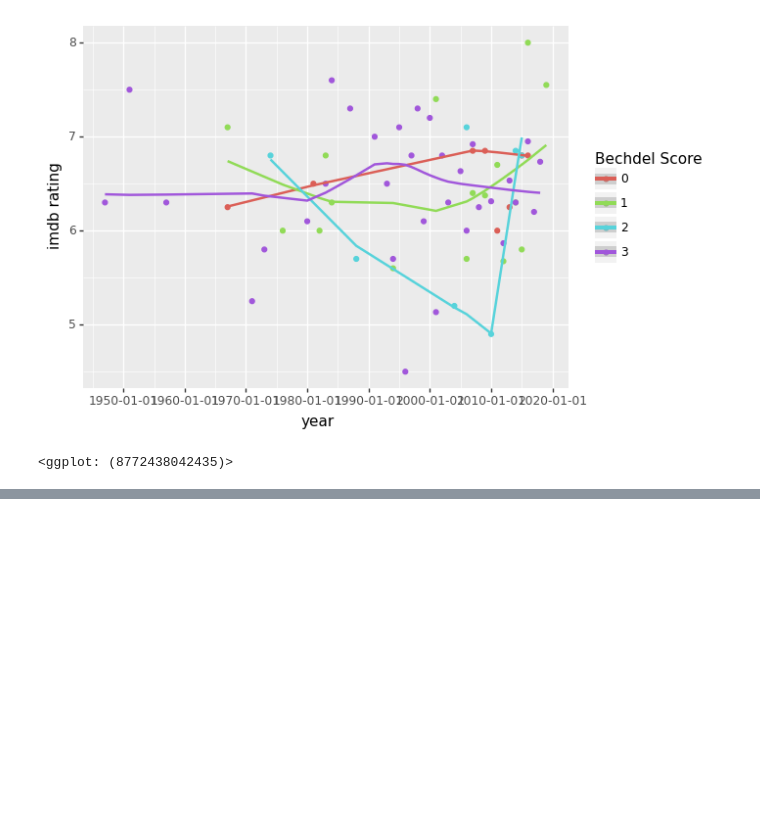
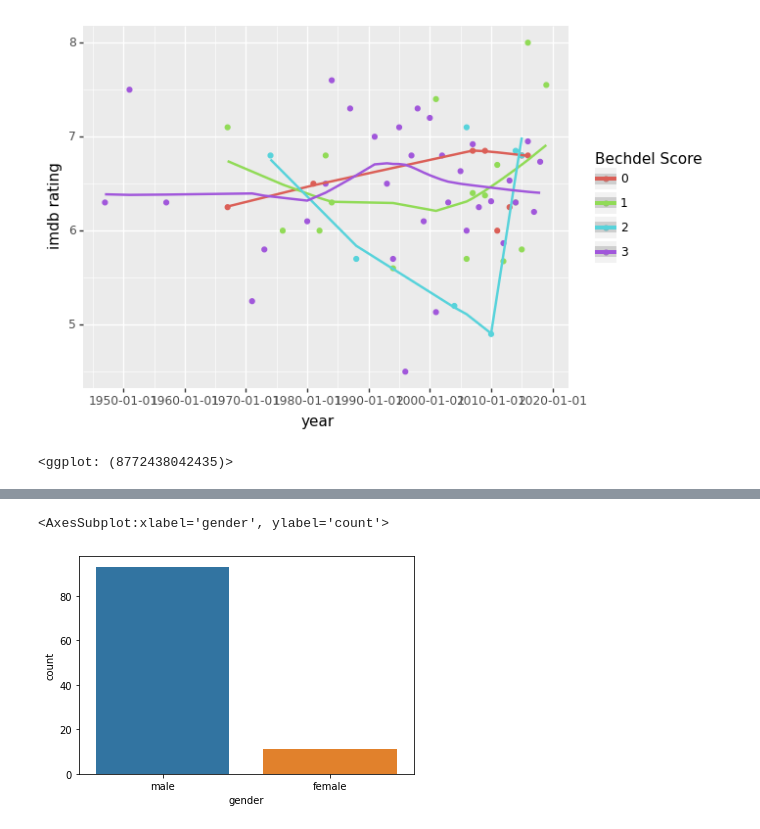
Before and after one commit to gon-martinam/bechdel-test-spanish-films, a Jupyter notebook: bechdel_test.ipynb, the cells around one changed output, grey strips where cells are left out. Drawn from its saved outputs; the diff is of its cells as text; code cells hidden in the pictures; blank space fills up the shorter version.

Commit message:
Movies scraper modified to obtain all the necessary data from movies and analysis of the data completed

```diff
--- a/bechdel_test.ipynb
+++ b/bechdel_test.ipynb
@@ -85,7 +81,7 @@ sns.countplot(x='pass_test', data=df_spanish_movies_bechdel)
 # %% [markdown]
 ## Analysis of Spanish movies ratings and Bechdel scores
 # %%
-imdb_df = pd.read_csv('spanish_movies_ratings.csv', dtype=str)
+imdb_df = pd.read_csv('spanish_movies_data.csv', dtype=str)
 df_spanish_movies_bechdel_ratings = pd.merge(df_spanish_movies_bechdel, imdb_df, how='left', left_on=['imdbid'], right_on=['imdbid'])
 df_spanish_movies_bechdel_ratings
 # %% [output]
@@ -133,0 +132,16 @@ ggsave(plot = ratings_plot, filename = 'Ratings plot')
+# %%
+# Predicting gender of director from first name:
+d = gender.Detector()
+genders = []
+firstNames = df_spanish_movies_bechdel_ratings['director'].str.split().str.get(0)
+for i in firstNames[0:len(firstNames)]:
+    if d.get_gender(i) == 'male':
+        genders.append('male')
+    elif d.get_gender(i) == 'female':
+        genders.append('female')
+    else:
+        genders.append('unknown')
+df_spanish_movies_bechdel_ratings['gender'] = genders
+df_spanish_movies_bechdel_ratings = df_spanish_movies_bechdel_ratings[df_spanish_movies_bechdel_ratings['gender'] != 'unknown']
+# Encode the variable gender into a new dataframe:
+df_spanish_movies_bechdel_ratings['Male'] = df_spanish_movies_bechdel_ratings['gender'].map( {'male':1, 'female':0} )
@@ -133,0 +168,5 @@ ggsave(plot = ratings_plot, filename = 'Ratings plot')
+# %%
+sns.countplot(x='gender',data=df_spanish_movies_bechdel_ratings)
+# %% [output]
+<AxesSubplot:xlabel='gender', ylabel='count'>
+[figure, added]
```
Also changed, not shown: parts of 22 cells of this notebook, 6 other files.
